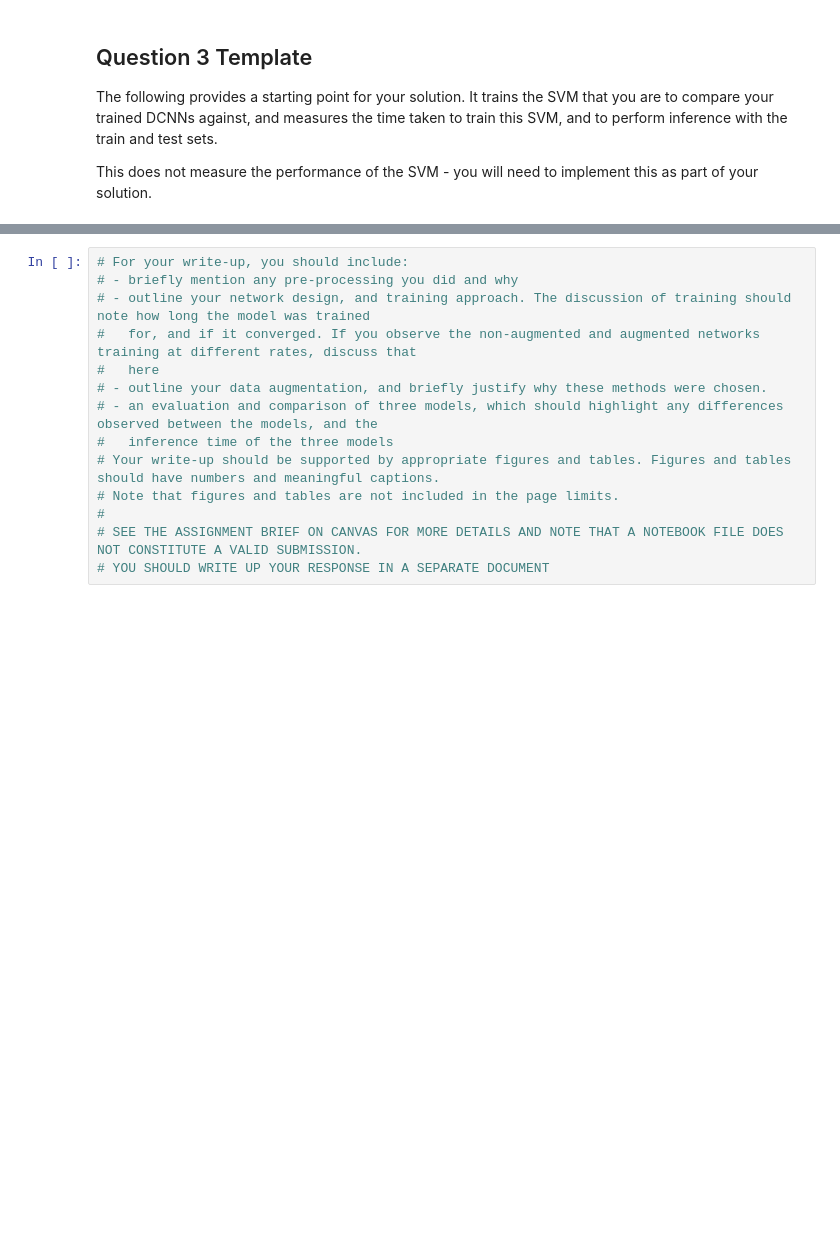
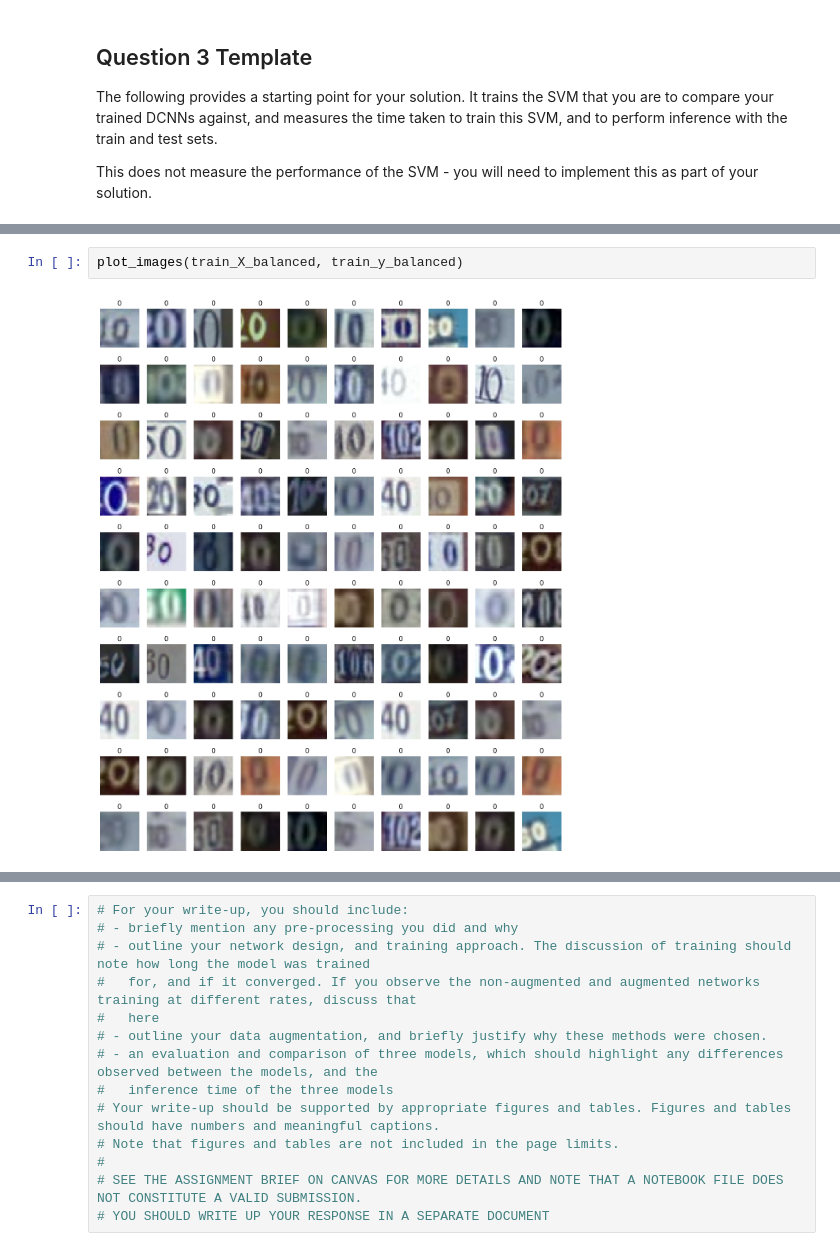
Before and after one commit to ostew5/cab420-introductory_problem_solving_tasks, a Jupyter notebook: 3. Training and Adapting Deep Networks.ipynb, the cells around one changed output, grey strips where cells are left out. Drawn from its saved outputs; the diff is of its cells as text; blank space fills up the shorter version.

```diff
--- a/3. Training and Adapting Deep Networks.ipynb
+++ b/3. Training and Adapting Deep Networks.ipynb
@@ -258,0 +492,4 @@ print('Training Time: %f\nInference Time (training set): %f\nInference Time (tes
+# %%
+plot_images(train_X_balanced, train_y_balanced)
+# %% [output]
+[figure, added]
```
Also changed, not shown: parts of 15 cells of this notebook.
